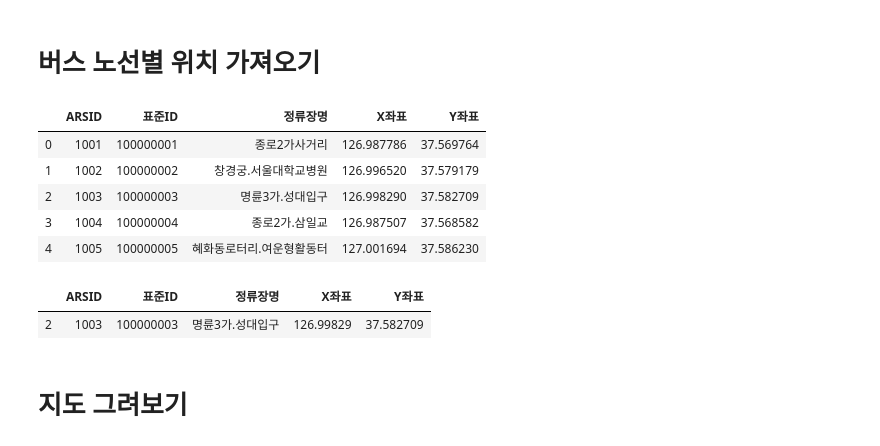
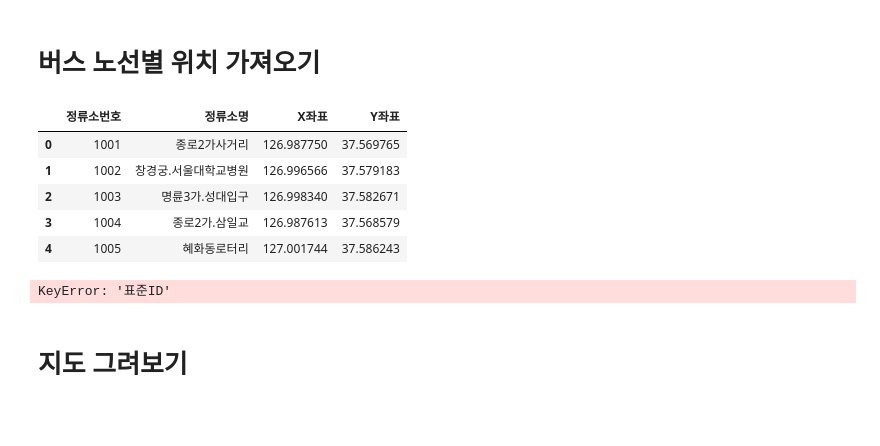
Before and after one commit to degru82/bus_demand, a Jupyter notebook: bus_psngr_demand_2_EDA.ipynb, the cells around one changed output. Cells and saved outputs as stored; diff of their text form; code cells hidden in the pictures; blank space fills up the shorter version.

```diff
--- a/bus_psngr_demand_2_EDA.ipynb
+++ b/bus_psngr_demand_2_EDA.ipynb
@@ -68,21 +37,20 @@ df.head()
 # %% [markdown]
 # 버스 노선별 위치 가져오기
 # %%
-df_busstop = pd.read_csv('./data_busstop/seoul_busstop_latlong.csv', encoding='cp949')
-
+# df_busstop = pd.read_csv('./data_busstop/seoul_busstop_latlong.csv', encoding='cp949')
+df_busstop = pd.read_csv('./data_busstop/seoul_busstop_latlong.csv')
 df_busstop.head()
 # %% [output]
-|  | ARSID | 표준ID | 정류장명 | X좌표 | Y좌표 |
-| 0 | 1001 | 100000001 | 종로2가사거리 | 126.987786 | 37.569764 |
-| 1 | 1002 | 100000002 | 창경궁.서울대학교병원 | 126.996520 | 37.579179 |
-| 2 | 1003 | 100000003 | 명륜3가.성대입구 | 126.998290 | 37.582709 |
-| 3 | 1004 | 100000004 | 종로2가.삼일교 | 126.987507 | 37.568582 |
-| 4 | 1005 | 100000005 | 혜화동로터리.여운형활동터 | 127.001694 | 37.586230 |
+|  | 정류소번호 | 정류소명 | X좌표 | Y좌표 |
+| 0 | 1001 | 종로2가사거리 | 126.987750 | 37.569765 |
+| 1 | 1002 | 창경궁.서울대학교병원 | 126.996566 | 37.579183 |
+| 2 | 1003 | 명륜3가.성대입구 | 126.998340 | 37.582671 |
+| 3 | 1004 | 종로2가.삼일교 | 126.987613 | 37.568579 |
+| 4 | 1005 | 혜화동로터리 | 127.001744 | 37.586243 |
 # %%
 df_busstop[df_busstop['표준ID'] == 100000003]
 # %% [output]
-|  | ARSID | 표준ID | 정류장명 | X좌표 | Y좌표 |
-| 2 | 1003 | 100000003 | 명륜3가.성대입구 | 126.99829 | 37.582709 |
+KeyError: '표준ID'
 # %% [markdown]
 # 지도 그려보기
 # %%
```
Also changed, not shown: parts of 3 cells of this notebook, 1 other file.
